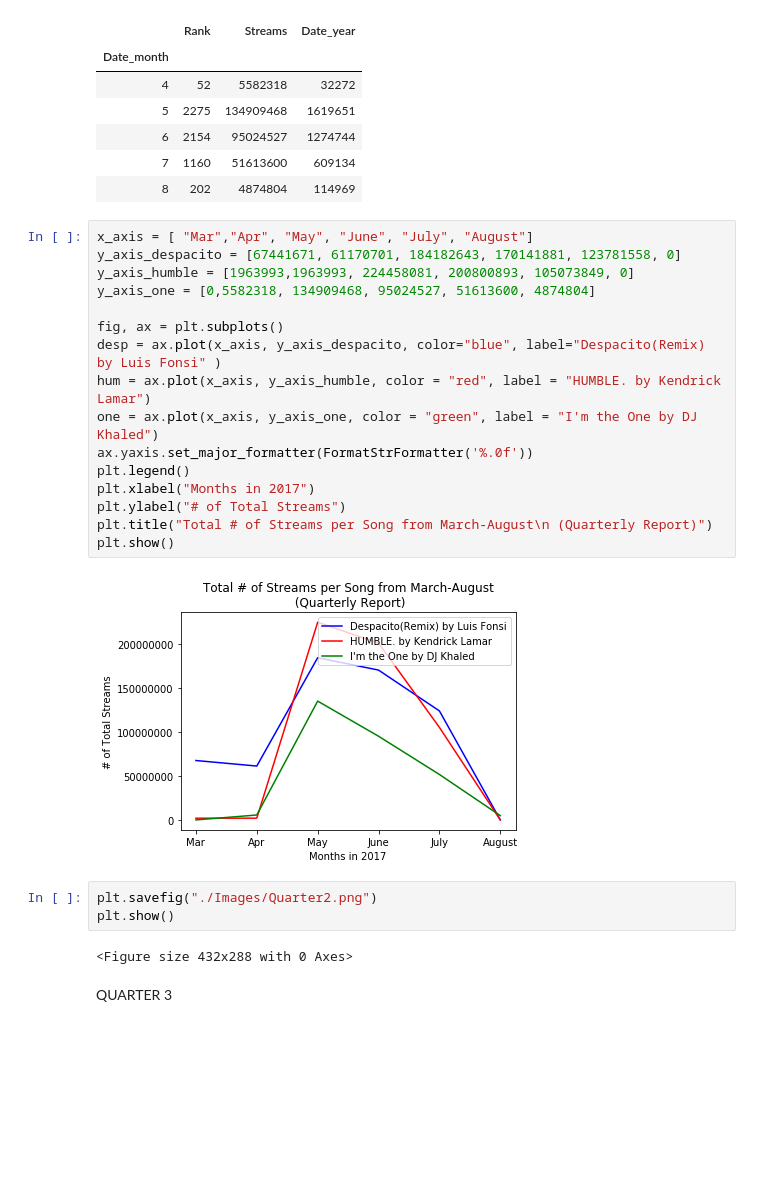
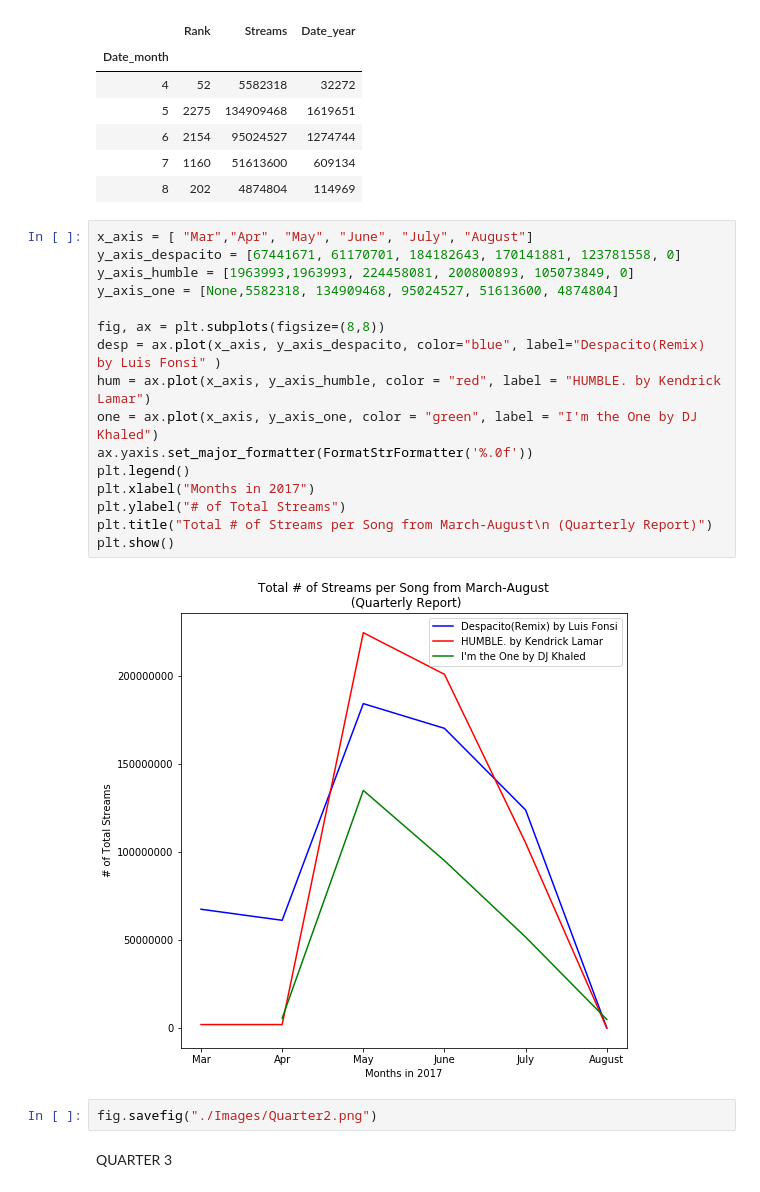
Before and after one commit to alejcoronel/Project-1, a Jupyter notebook: Finalized Notebook.ipynb, the cells around one changed output. Drawn from its saved outputs; the diff is of its cells as text; blank space fills up the shorter version.

```diff
--- a/Finalized Notebook.ipynb
+++ b/Finalized Notebook.ipynb
@@ -306,26 +303,23 @@ the_one
 # %%
 x_axis = [ "Mar","Apr", "May", "June", "July", "August"]
 y_axis_despacito = [67441671, 61170701, 184182643, 170141881, 123781558, 0]
 y_axis_humble = [1963993,1963993, 224458081, 200800893, 105073849, 0]
-y_axis_one = [0,5582318, 134909468, 95024527, 51613600, 4874804]
+y_axis_one = [None,5582318, 134909468, 95024527, 51613600, 4874804]
 
-fig, ax = plt.subplots()
+fig, ax = plt.subplots(figsize=(8,8))
 desp = ax.plot(x_axis, y_axis_despacito, color="blue", label="Despacito(Remix) by Luis Fonsi" )
 hum = ax.plot(x_axis, y_axis_humble, color = "red", label = "HUMBLE. by Kendrick Lamar")
 one = ax.plot(x_axis, y_axis_one, color = "green", label = "I'm the One by DJ Khaled")
 ax.yaxis.set_major_formatter(FormatStrFormatter('%.0f'))
 plt.legend()
 plt.xlabel("Months in 2017")
 plt.ylabel("# of Total Streams")
 plt.title("Total # of Streams per Song from March-August\n (Quarterly Report)")
 plt.show()
 # %% [output]
-[figure, old version]
+[figure, new version]
 # %%
-plt.savefig("./Images/Quarter2.png")
-plt.show()
+fig.savefig("./Images/Quarter2.png")
-# %% [output]
-<Figure size 432x288 with 0 Axes>
 # %% [markdown]
 QUARTER 3
 # %%
```
Also changed, not shown: parts of 19 cells of this notebook, 10 other files.
